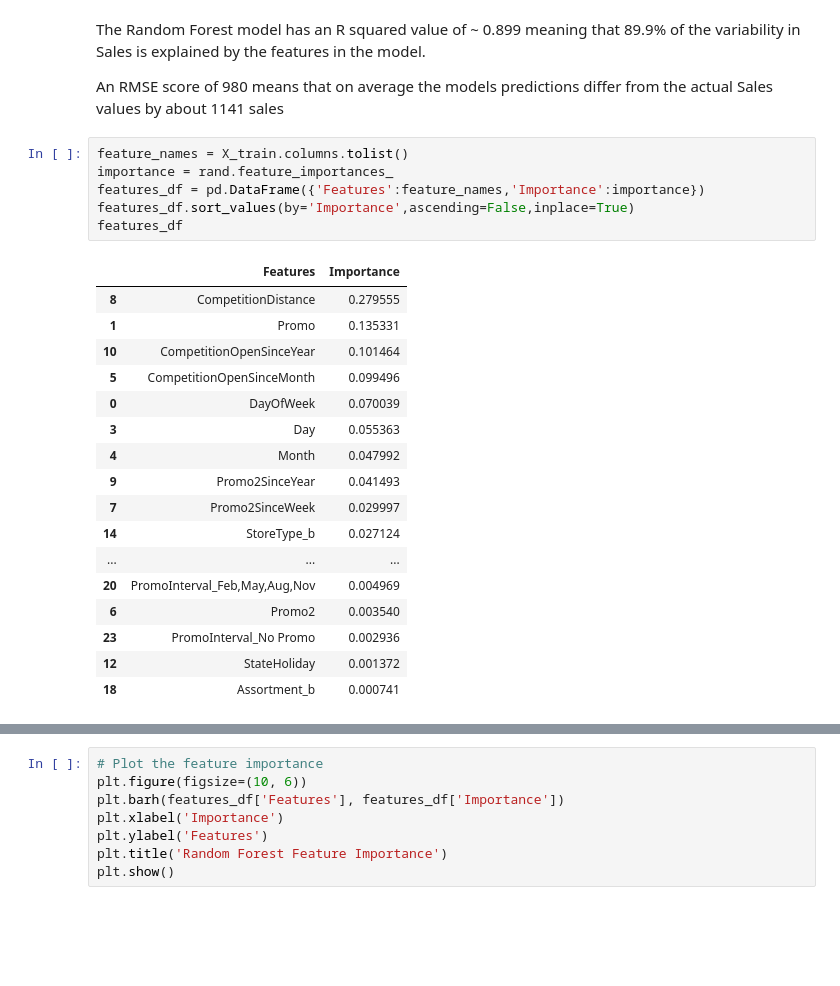
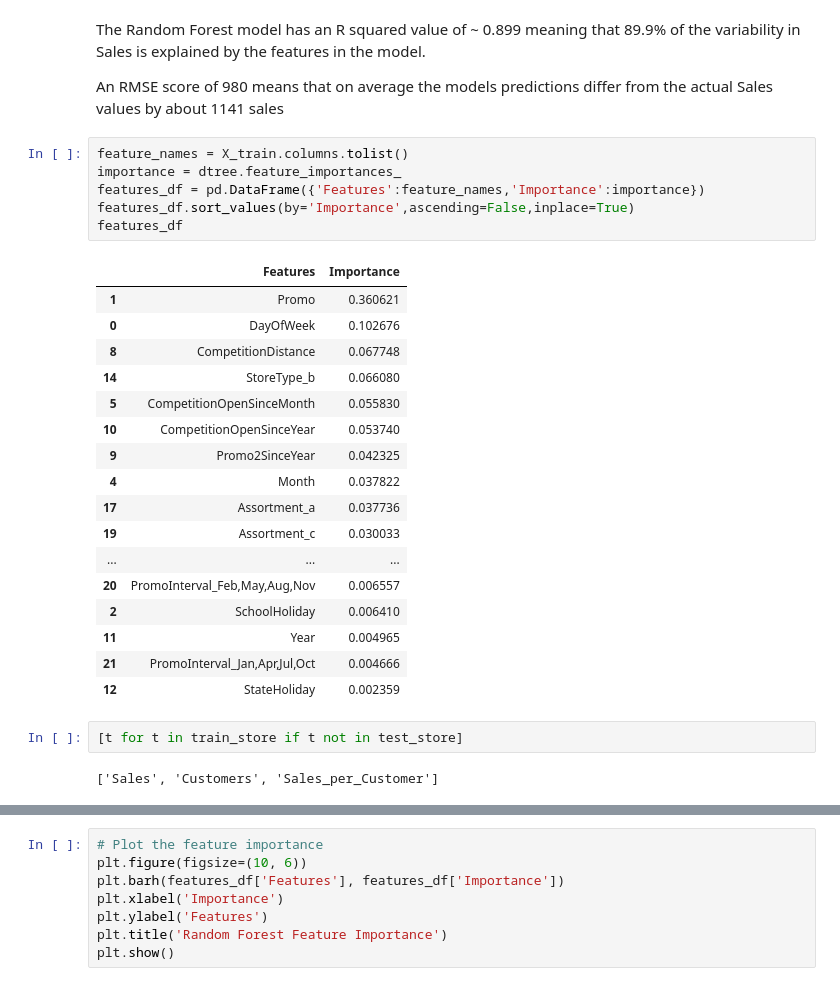
Before and after one commit to katenjoki/rossman_sales, a Jupyter notebook: notebooks/eda.ipynb, the cells around one changed output, grey strips where cells are left out. Saved outputs shown, nothing was run; the diff lists cells and outputs as text; blank space fills up the shorter version.

```diff
--- a/notebooks/eda.ipynb
+++ b/notebooks/eda.ipynb
@@ -1201,25 +1199,29 @@ The Random Forest model has an R squared value of ~ 0.899 meaning that 89.9% of
 An RMSE score of 980 means that on average the models predictions differ from the actual Sales values by about 1141 sales
 # %%
 feature_names = X_train.columns.tolist()
-importance = rand.feature_importances_
+importance = dtree.feature_importances_
 features_df = pd.DataFrame({'Features':feature_names,'Importance':importance})
 features_df.sort_values(by='Importance',ascending=False,inplace=True)
 features_df
 # %% [output]
 |  | Features | Importance |
-| 8 | CompetitionDistance | 0.279555 |
-| 1 | Promo | 0.135331 |
-| 10 | CompetitionOpenSinceYear | 0.101464 |
-| 5 | CompetitionOpenSinceMonth | 0.099496 |
-| 0 | DayOfWeek | 0.070039 |
-| 3 | Day | 0.055363 |
-| 4 | Month | 0.047992 |
-| 9 | Promo2SinceYear | 0.041493 |
-| 7 | Promo2SinceWeek | 0.029997 |
-| 14 | StoreType_b | 0.027124 |
+| 1 | Promo | 0.360621 |
+| 0 | DayOfWeek | 0.102676 |
+| 8 | CompetitionDistance | 0.067748 |
+| 14 | StoreType_b | 0.066080 |
+| 5 | CompetitionOpenSinceMonth | 0.055830 |
+| 10 | CompetitionOpenSinceYear | 0.053740 |
+| 9 | Promo2SinceYear | 0.042325 |
+| 4 | Month | 0.037822 |
+| 17 | Assortment_a | 0.037736 |
+| 19 | Assortment_c | 0.030033 |
 | ... | ... | ... |
-| 20 | PromoInterval_Feb,May,Aug,Nov | 0.004969 |
-| 6 | Promo2 | 0.003540 |
-| 23 | PromoInterval_No Promo | 0.002936 |
-| 12 | StateHoliday | 0.001372 |
-| 18 | Assortment_b | 0.000741 |
+| 20 | PromoInterval_Feb,May,Aug,Nov | 0.006557 |
+| 2 | SchoolHoliday | 0.006410 |
+| 11 | Year | 0.004965 |
+| 21 | PromoInterval_Jan,Apr,Jul,Oct | 0.004666 |
+| 12 | StateHoliday | 0.002359 |
+# %%
+[t for t in train_store if t not in test_store]
+# %% [output]
+['Sales', 'Customers', 'Sales_per_Customer']
```
Also changed, not shown: parts of 11 cells of this notebook, 3 other files.
